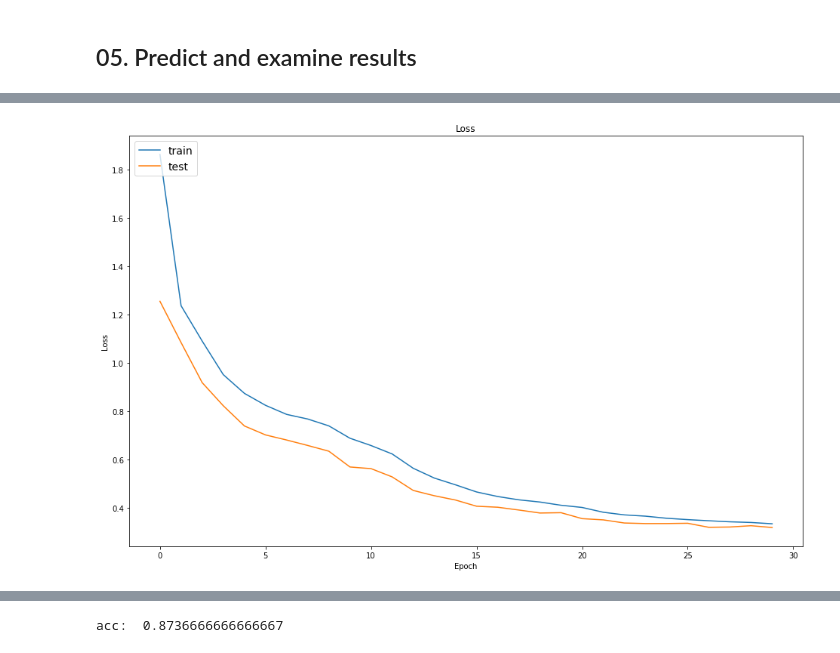
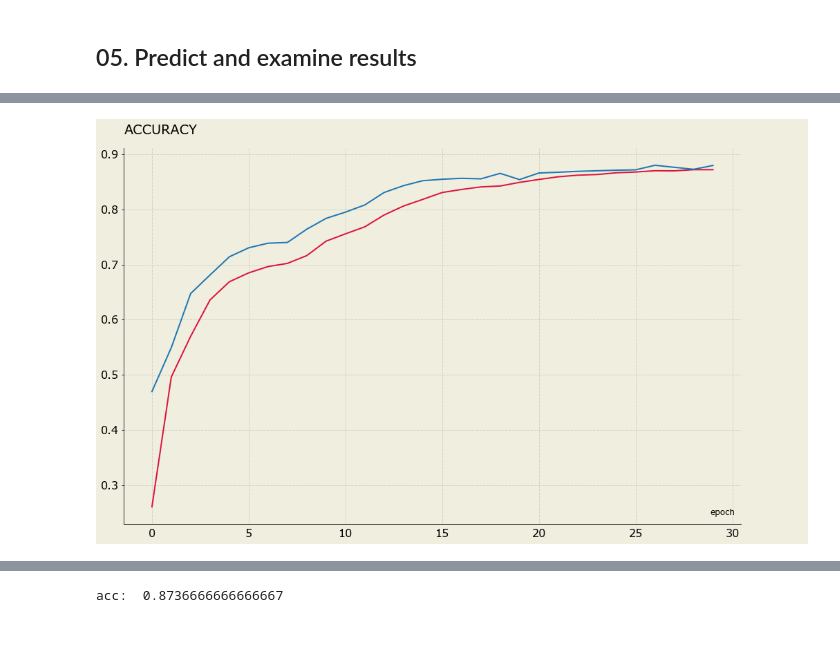
Before and after one commit to SkalskiP/ILearnDeepLearning.py, a Jupyter notebook: 01_mysteries_of_neural_networks/06_numpy_convolutional_neural_net/notebooks/CompleatCNN.ipynb, the cells around one changed output, grey strips where cells are left out. Drawn from its saved outputs; the diff is of its cells as text; code cells hidden in the pictures.

Commit message:
plots

```diff
--- a/01_mysteries_of_neural_networks/06_numpy_convolutional_neural_net/notebooks/CompleatCNN.ipynb
+++ b/01_mysteries_of_neural_networks/06_numpy_convolutional_neural_net/notebooks/CompleatCNN.ipynb
@@ -183,11 +178,12 @@ plt.show()
-# %%
-plt.figure(figsize=(16,10))
-plt.title("Loss")
-plt.plot(model.history["train_loss"], label="train")
-plt.plot(model.history["test_loss"], label="test")
-plt.legend(loc="upper left", prop={'size': 14})
-plt.xlabel("Epoch")
-plt.ylabel("Loss")
-plt.show()
-# %% [output]
-[figure, removed]
+# %%
+lines(
+    y_1=np.array(model.history["train_acc"]),
+    y_2=np.array(model.history["test_acc"]),
+    label_1="train",
+    label_2="test",
+    title="ACCURACY",
+    fig_size=(16,10),
+    path="../viz/cnn_acc.png"
+)
+# %% [output]
+[figure, added]
```
Also changed, not shown: parts of 4 cells of this notebook, 2 other files.
